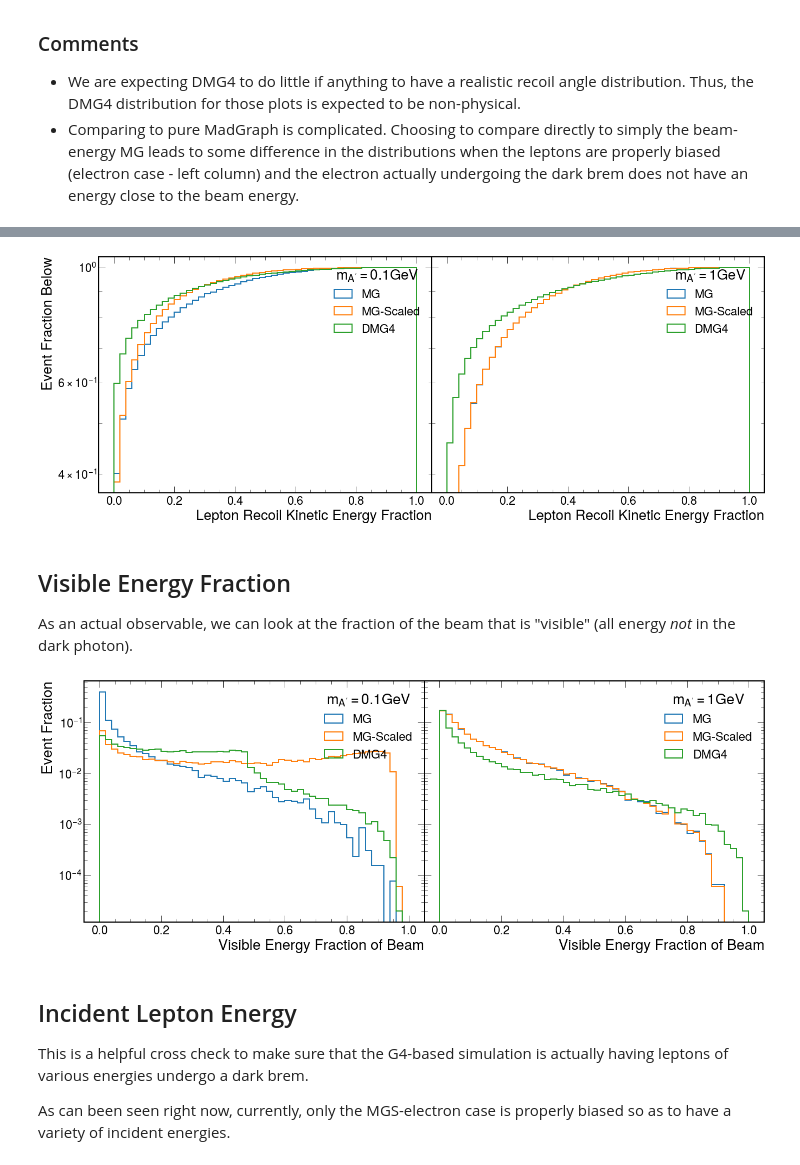
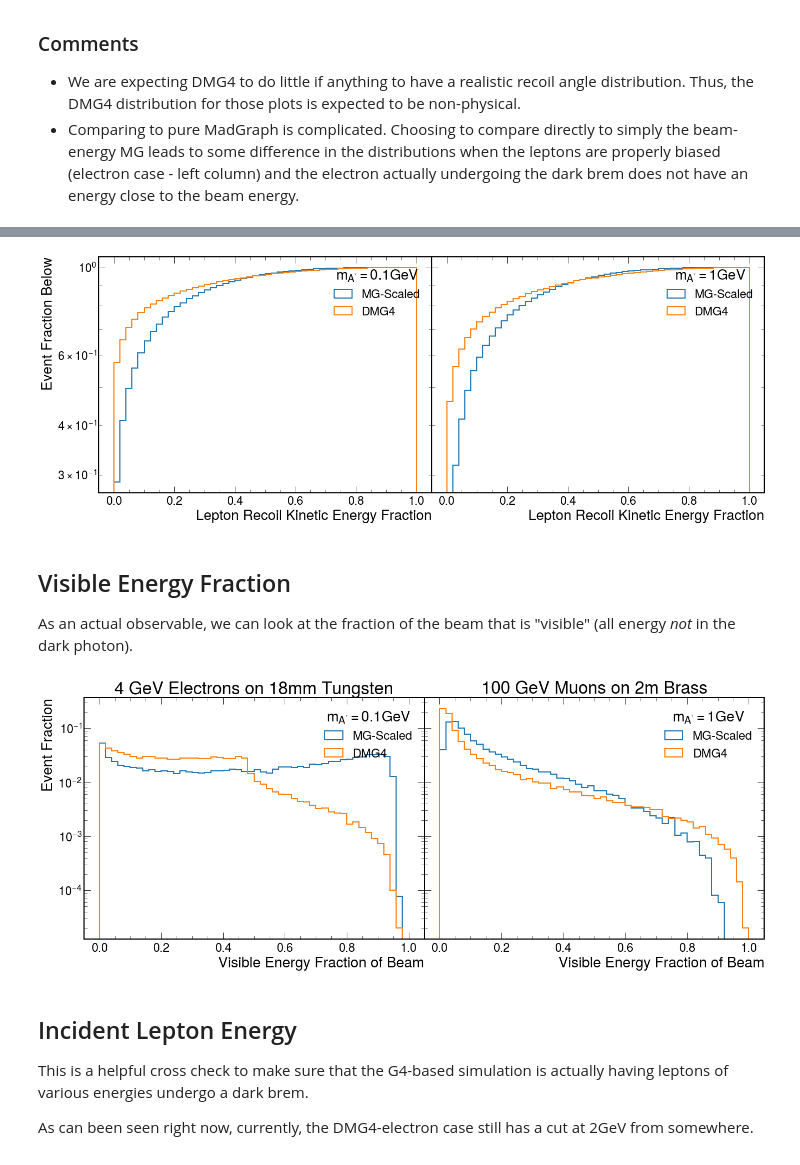
Before and after one commit to tomeichlersmith/ldmx-sim-technique, a Jupyter notebook: ana/plot-dev.ipynb, the cells around one changed output, grey strips where cells are left out. Drawn from its saved outputs; the diff is of its cells as text; code cells hidden in the pictures.

Commit message:
use weights in plots and z vs inc_E plot

```diff
--- a/ana/plot-dev.ipynb
+++ b/ana/plot-dev.ipynb
@@ -57,3 +46,18 @@ mu_data = {
+# %%
+version='v2.2.4'
+mu_beam = 100105.658372 #MeV
+el_beam = 4000.510999 #MeV
+# %%
+el_data = {
+#    'MG' : read(el_beam/1000,'../dblib/electron_tungsten_MaxE_4.0_MinE_0.2_RelEStep_0.1_UndecayedAP_mA_0.1_run_3000/electron_tungsten_MaxE_4.0_MinE_0.2_RelEStep_0.1_UndecayedAP_mA_0.1_run_3000_IncidentEnergy_4.0_unweighted_events.lhe'),
+    'MG-Scaled' : read(el_beam,f'../data/{version}/ntuple_electron_tungsten_depthmm_18.0_mAMeV_100_events_50000_run_3000.root'),
+    'DMG4' : read(el_beam,f'../data/{version}/ntuple_electron_tungsten_depthmm_18.0_mAMeV_100_events_50000_run_1.root'),
+}
+mu_data = {
+#    'MG' : read(mu_beam/1000,'../dblib/muon_copper_MaxE_100.0_MinE_2.0_RelEStep_0.1_UndecayedAP_mA_1.0_run_3000/muon_copper_MaxE_100.0_MinE_2.0_RelEStep_0.1_UndecayedAP_mA_1.0_run_3000_IncidentEnergy_100.0_unweighted_events.lhe'),
+    'MG-Scaled' : read(mu_beam,f'../data/{version}/ntuple_muon_brass_depthmm_2000.0_mAMeV_1000_events_50000_run_3000.root'),
+    'DMG4' : read(mu_beam,f'../data/{version}/ntuple_muon_brass_depthmm_2000.0_mAMeV_1000_events_50000_run_1.root')
+}
 # %% [markdown]
 # Data Plotting
 There are many variables of interest to plot. This first set of plots is focusing on the distributions that will end up in the paper: recoil lepton kinetic energy fraction, and recoil lepton polar angle.
@@ -71,7 +75,8 @@ e_ang.set_yscale('log')
 e_ang.set_ylabel('Event Fraction')
 e_ang.set_title('4GeV Electrons Incident on Tungsten')
 for name, df in el_data.items() :
-    e_ang.hist(df['recoil_angle'],weights=np.ones(len(df['energy_frac']))/len(df['energy_frac']),
+    e_ang.hist(df['recoil_angle'],
+               weights=df['weight']/df['weight'].sum(),
                label=name,linewidth=2.,
                histtype='step',range=(0.,2.),bins=50)
 e_ang.legend(title='$m_{A\'}=0.1$GeV')
@@ -79,7 +84,8 @@ e_ang.legend(title='$m_{A\'}=0.1$GeV')
 m_ang.set_xlabel('Lepton Recoil Angle [rad]')
 m_ang.set_title('100GeV Muons Incident on Brass')
 for name, df in mu_data.items() :
-    m_ang.hist(df['recoil_angle'],weights=np.ones(len(df['energy_frac']))/len(df['energy_frac']),
+    m_ang.hist(df['recoil_angle'],
+               weights=df['weight']/df['weight'].sum(),
                label=name,linewidth=2.,
                histtype='step',range=(0.,2.0),bins=50)
 m_ang.legend(title='$m_{A\'}=1$GeV')
@@ -88,14 +94,16 @@ e_ke.set_xlabel('Lepton Recoil Kinetic Energy Fraction')
 e_ke.set_yscale('log')
 e_ke.set_ylabel('Event Fraction')
 for name, df in el_data.items() :
-    e_ke.hist(df['energy_frac'],weights=np.ones(len(df['energy_frac']))/len(df['energy_frac']),
+    e_ke.hist(df['energy_frac'],
+               weights=df['weight']/df['weight'].sum(),
               label=name,linewidth=2.,
                histtype='step',range=(0.,1.),bins=50)
 e_ke.legend(title='$m_{A\'}=0.1$GeV')
 
 m_ke.set_xlabel('Lepton Recoil Kinetic Energy Fraction')
 for name, df in mu_data.items() :
-    m_ke.hist(df['energy_frac'],weights=np.ones(len(df['energy_frac']))/len(df['energy_frac']),
+    m_ke.hist(df['energy_frac'],
+               weights=df['weight']/df['weight'].sum(),
               label=name,linewidth=2.,
                histtype='step',range=(0.,1.),bins=50)
 m_ke.legend(title='$m_{A\'}=1$GeV')
@@ -112,53 +120,57 @@ e_ke_cm.set_xlabel('Lepton Recoil Kinetic Energy Fraction')
 e_ke_cm.set_yscale('log')
 e_ke_cm.set_ylabel('Event Fraction Below')
 for name, df in el_data.items() :
-    e_ke_cm.hist(df['energy_frac'],weights=np.ones(len(df['energy_frac']))/len(df['energy_frac']),
+    e_ke_cm.hist(df['energy_frac'],
+                 weights=df['weight']/df['weight'].sum(),
                  label=name, cumulative=True, linewidth=2.,
                histtype='step',range=(0.,1.),bins=50)
 e_ke_cm.legend(title='$m_{A\'}=0.1$GeV')
 
 m_ke_cm.set_xlabel('Lepton Recoil Kinetic Energy Fraction')
 for name, df in mu_data.items() :
-    m_ke_cm.hist(df['energy_frac'],weights=np.ones(len(df['energy_frac']))/len(df['energy_frac']),
+    m_ke_cm.hist(df['energy_frac'], weights=df['weight']/df['weight'].sum(),
                  label=name, cumulative=True,linewidth=2.,
                  histtype='step',range=(0.,1.),bins=50)
 m_ke_cm.legend(title='$m_{A\'}=1$GeV')
 
 plt.show()
 # %% [output]
-[figure, old version]
+[figure, new version]
 # %% [markdown]
 ## Visible Energy Fraction
 As an actual observable, we can look at the fraction of the beam that is "visible" (all energy _not_ in the dark photon).
 # %%
 fig, ((e_ke_cm,m_ke_cm)) = plt.subplots(ncols = 2, nrows = 1, sharey='row')
 fig.set_size_inches(22,8)
 plt.subplots_adjust(hspace=0.3, wspace=0.)
 
+e_ke_cm.set_title('4 GeV Electrons on 18mm Tungsten')
 e_ke_cm.set_xlabel('Visible Energy Fraction of Beam')
 e_ke_cm.set_yscale('log')
 e_ke_cm.set_ylabel('Event Fraction')
 for name, df in el_data.items() :
-    e_ke_cm.hist(df['visible_energy_frac'],weights=np.ones(len(df['visible_energy_frac']))/len(df['visible_energy_frac']),
+    e_ke_cm.hist(df['visible_energy_frac'],
+                 weights=df['weight']/df['weight'].sum(),
                  label=name, linewidth=2.,
                histtype='step',range=(0.,1.),bins=50)
 e_ke_cm.legend(title='$m_{A\'}=0.1$GeV')
 
+m_ke_cm.set_title('100 GeV Muons on 2m Brass')
 m_ke_cm.set_xlabel('Visible Energy Fraction of Beam')
 for name, df in mu_data.items() :
-    m_ke_cm.hist(df['visible_energy_frac'],weights=np.ones(len(df['visible_energy_frac']))/len(df['visible_energy_frac']),
+    m_ke_cm.hist(df['visible_energy_frac'],weights=df['weight']/df['weight'].sum(),
                  label=name, linewidth=2.,
                  histtype='step',range=(0.,1.),bins=50)
 m_ke_cm.legend(title='$m_{A\'}=1$GeV')
 
 plt.show()
 # %% [output]
-[figure, old version]
+[figure, new version]
 # %% [markdown]
 ## Incident Lepton Energy
 This is a helpful cross check to make sure that the G4-based simulation is actually having leptons of various energies undergo a dark brem.
 
-As can been seen right now, currently, only the MGS-electron case is properly biased so as to have a variety of incident energies.
+As can been seen right now, currently, the DMG4-electron case still has a cut at 2GeV from somewhere.
 # %%
 fig, ((e,m)) = plt.subplots(ncols=2,nrows=1,sharey=True)
 fig.set_size_inches(22,8)
```
Also changed, not shown: parts of 9 cells of this notebook.
